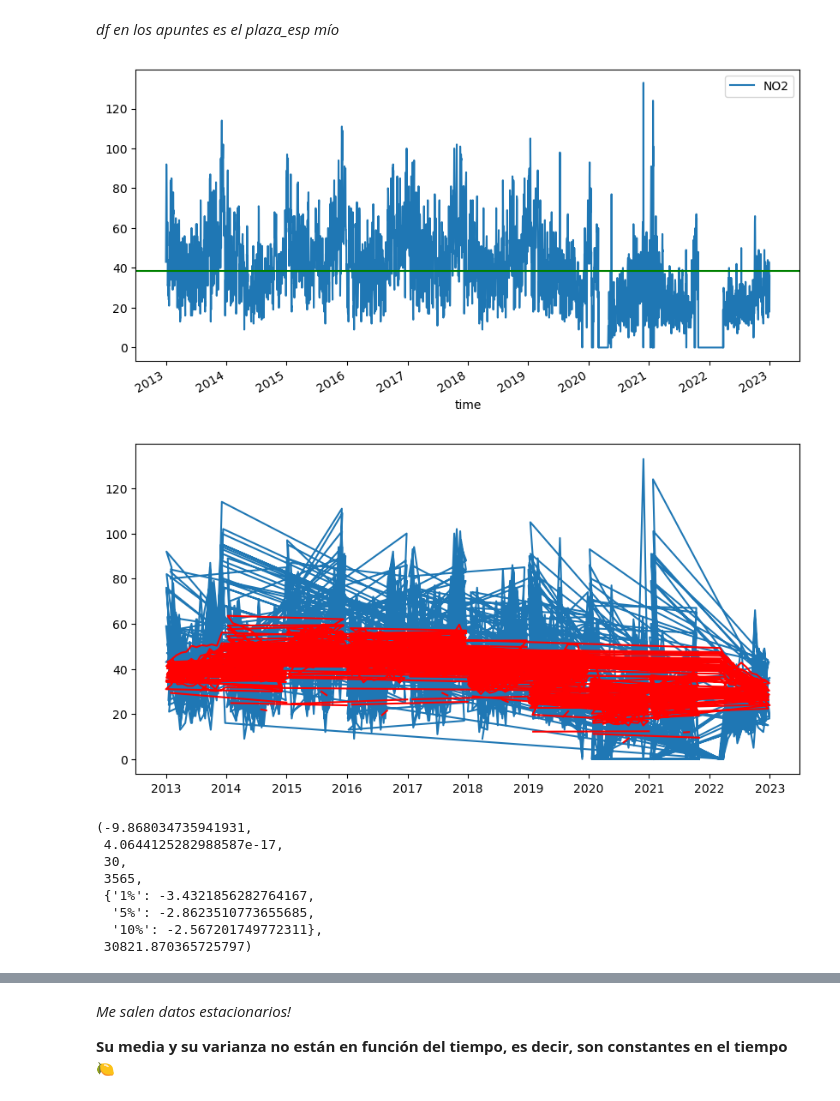
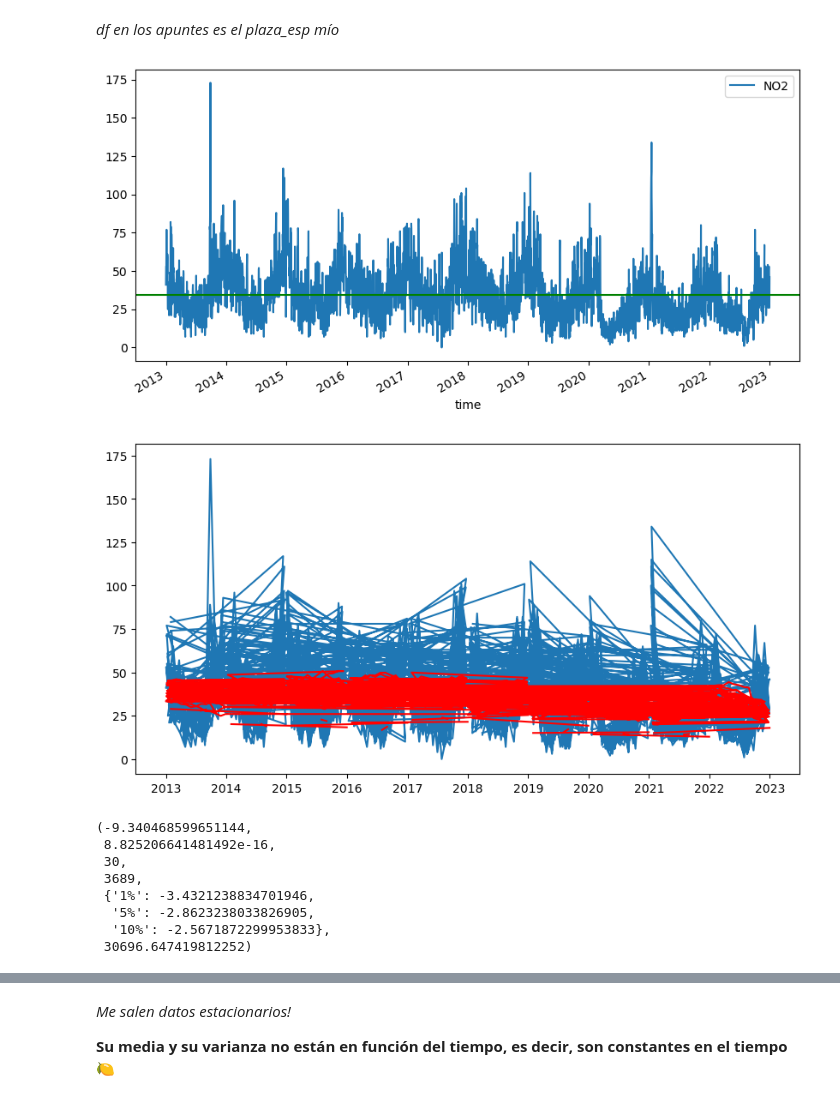
Before and after one commit to charlieciordia/AQ-MAD, a Jupyter notebook: notebook/AQ CLEAN ML DAY.ipynb, the cells around one changed output, grey strips where cells are left out. Cells and saved outputs as stored; diff of their text form; code cells hidden in the pictures.

```diff
--- a/notebook/AQ CLEAN ML DAY.ipynb
+++ b/notebook/AQ CLEAN ML DAY.ipynb
@@ -169,5 +169,5 @@ NO2             float64
 time     datetime64[ns]
 dtype: object
 # %%
-plaza_esp.drop('index', axis=1, inplace=True)
+df.drop('index', axis=1, inplace=True)
 # %%
@@ -182,3 +182,3 @@ plaza_esp.head()
 # %%
-plaza_esp.index = pd.to_datetime(plaza_esp["time"])
+df.index = pd.to_datetime(df["time"])
 # %%
@@ -202,6 +202,6 @@ DatetimeIndex(['2022-03-01', '2022-04-01', '2022-05-01', '2022-06-01',
                       'NaT', '2013-10-31',        'NaT', '2013-12-31'],
               dtype='datetime64[ns]', name='time', freq=None)
 # %%
-plaza_esp.index.freq = pd.infer_freq(plaza_esp.index)
-plaza_esp.index
+df.index.freq = pd.infer_freq(df.index)
+df.index
 # %% [output]
@@ -235,3 +235,3 @@ plaza_esp.head()
 # %%
-plaza_esp.drop(["time"], axis=1, inplace = True)
+df.drop(["time"], axis=1, inplace = True)
 # %%
@@ -300,29 +300,29 @@ dtype: int64
 # %% [markdown]
 *df en los apuntes es el plaza_esp mío*
 # %%
-plaza_esp.plot()
-plt.axhline(plaza_esp.NO2.mean(), c = "g");
+df.plot()
+plt.axhline(df.NO2.mean(), c = "g");
 # %% [output]
-[figure, old version]
+[figure, new version]
 # %%
-plt.plot(plaza_esp["NO2"])
-plt.plot(plaza_esp.rolling(window= 12).mean(), c = "r");
+plt.plot(df["NO2"])
+plt.plot(df.rolling(window= 12).mean(), c = "r");
 # %% [output]
-[figure, old version]
+[figure, new version]
 # %%
 from statsmodels.tsa.stattools import adfuller
 # %%
-res = adfuller(plaza_esp["NO2"])
+res = adfuller(df["NO2"])
 res
 # %% [output]
-(-9.868034735941931,
- 4.0644125282988587e-17,
+(-9.340468599651144,
+ 8.825206641481492e-16,
  30,
- 3565,
- {'1%': -3.4321856282764167,
-  '5%': -2.8623510773655685,
-  '10%': -2.567201749772311},
- 30821.870365725797)
+ 3689,
+ {'1%': -3.4321238834701946,
+  '5%': -2.8623238033826905,
+  '10%': -2.5671872299953833},
+ 30696.647419812252)
 # %%
 print("AD Fuller Stats", res[0])
 print("p-value", res[1])
```
Also changed, not shown: parts of 35 cells of this notebook, 3 other files.
